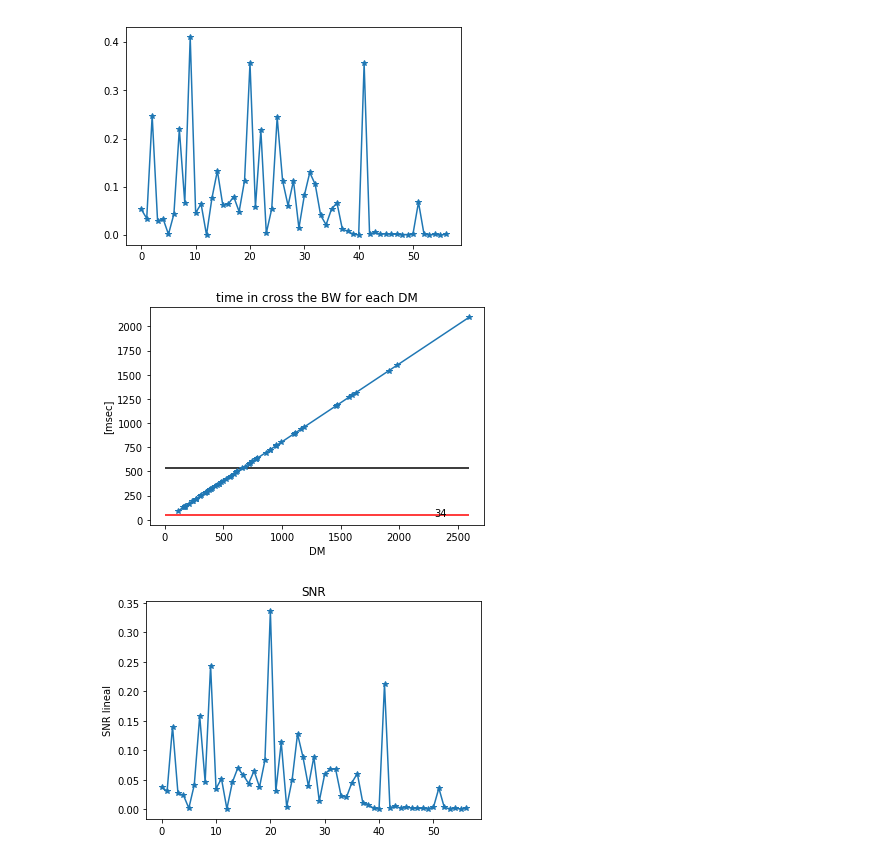
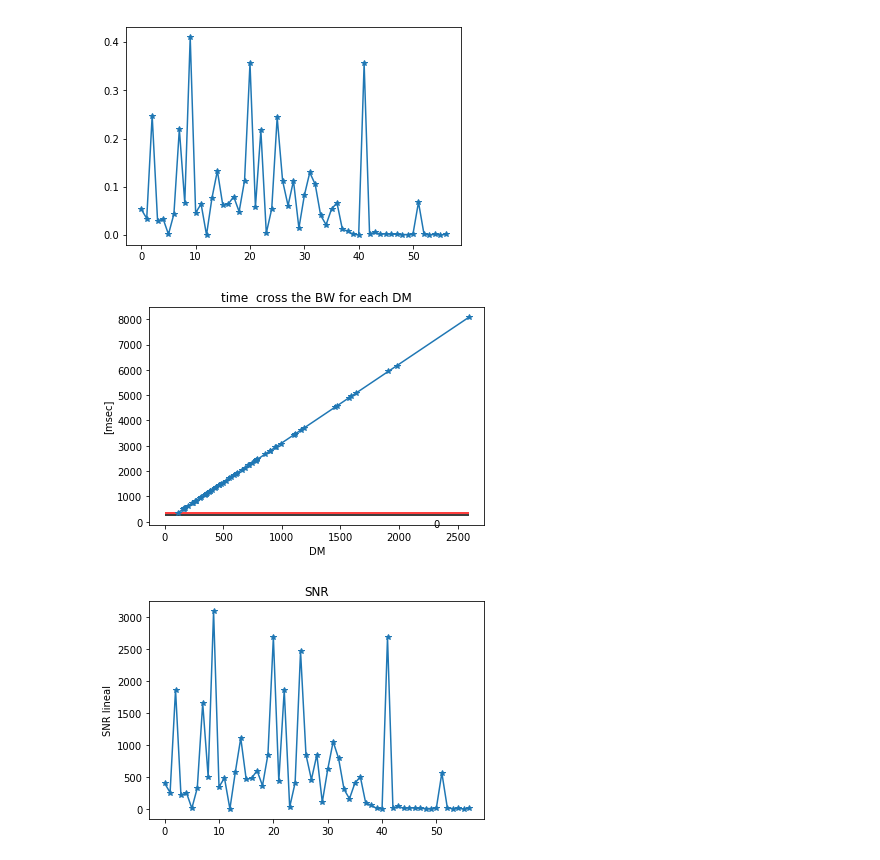
Before and after one commit to seba1224/frbs, a Jupyter notebook: frbs.ipynb, the cells around one changed output. Drawn from its saved outputs; the diff is of its cells as text; code cells hidden in the pictures.

```diff
--- a/frbs.ipynb
+++ b/frbs.ipynb
@@ -143,6 +145,7 @@ plt.show()
 [figure]
 # %%
 def images(f1,f2,chann,d_,Tsys_):
+  bw = (f2-f1)*10.**6*u.Hz
   d = d_*u.m
   Tsys = Tsys_*u.K
   ef = 1#0.8
@@ -171,20 +174,20 @@ def images(f1,f2,chann,d_,Tsys_):
 
   tau = frb_DM*(f1**(-2)-f2**(-2))*4.15*10**6*u.ms
   aux = np.where(tau.value>dram_time*1000)
-  SNR = frb_s*u.Jy*Ae/(2*cte.k_B*Tsys)*np.sqrt(tau*delta_f)
+  SNR = frb_s*u.Jy*Ae/(2*cte.k_B*Tsys)*np.sqrt(tau*bw)
   SNR = SNR.decompose()
   SNR2 = np.copy(SNR)
   if np.size(aux)==0:
       pass
   else:
-      SNR2[aux] = (frb_s[aux]*u.Jy*Ae/(2*cte.k_B*Tsys)*np.sqrt(dram_time*delta_f)).decompose()
+      SNR2[aux] = (frb_s[aux]*u.Jy*Ae/(2*cte.k_B*Tsys)*np.sqrt(dram_time*bw)).decompose()
   plt.figure()
   plt.title('SNR')
   plt.plot(SNR2[np.logical_not(ind_nan)], '*-')
   plt.ylabel('SNR lineal')
   plt.show()
 # %%
-images(1500,2000,64,30,200)
+images(1000,2000,64,30,200)
 # %% [output]
-[figure, old version]
+[figure, new version]
-[figure, old version]
+[figure, new version]
```
Also changed, not shown: parts of 4 cells of this notebook, 1 other file.
